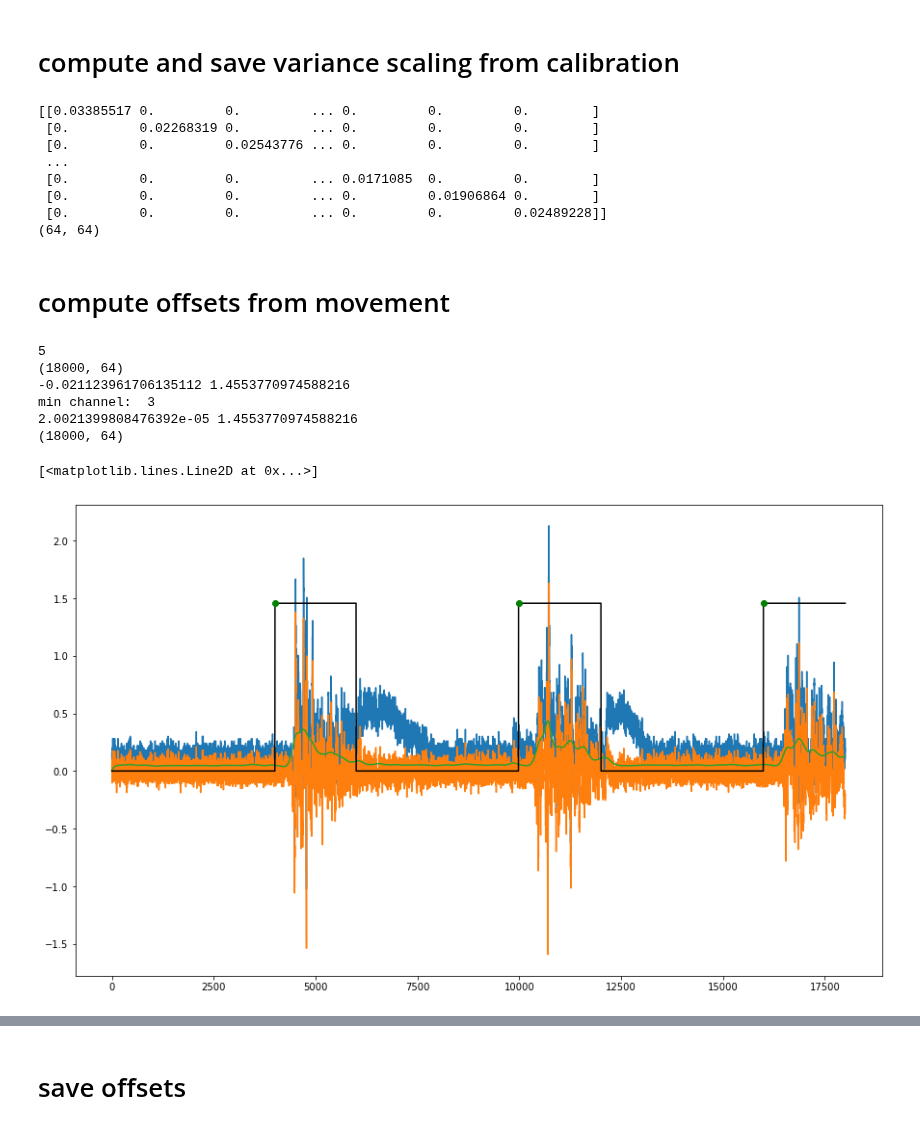
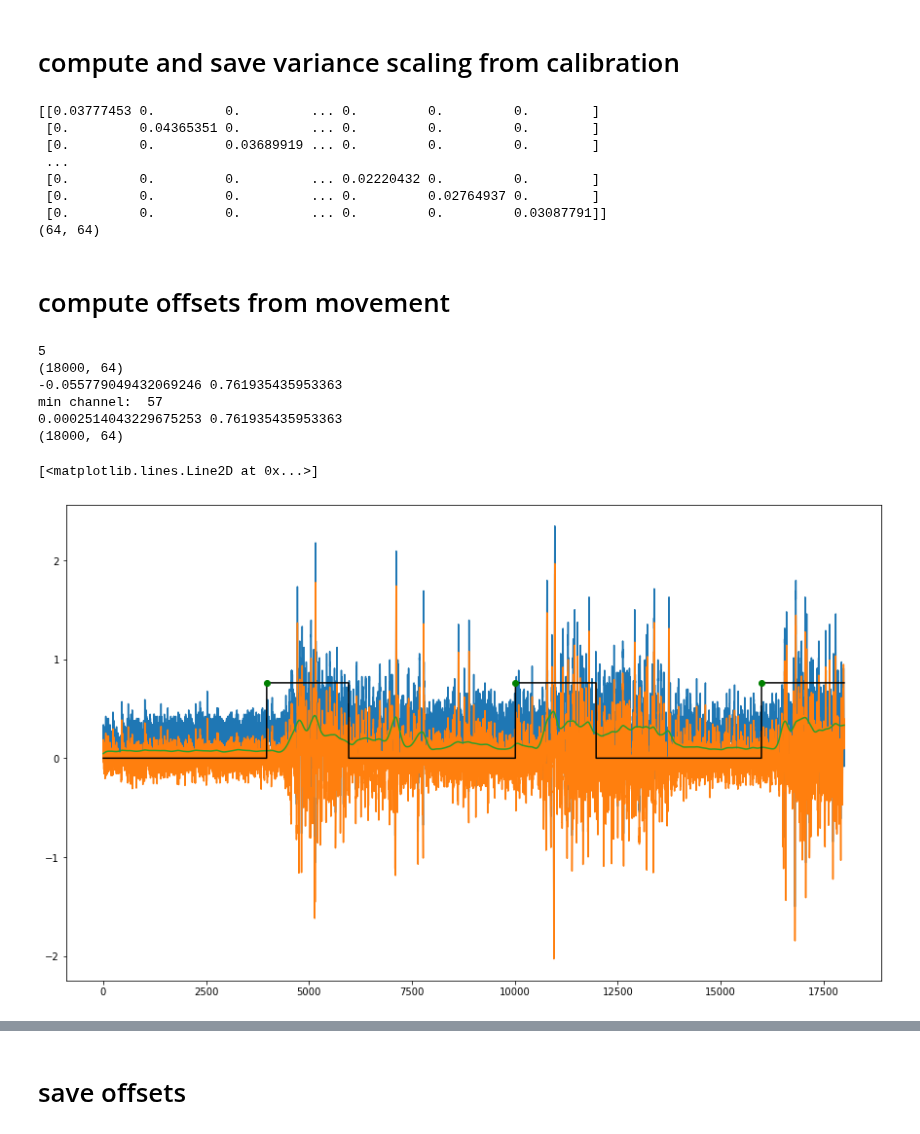
Before and after one commit to spewil/kyberphysics, a Jupyter notebook: notebooks/mappings.ipynb, the cells around one changed output, grey strips where cells are left out. Cells and saved outputs as stored; diff of their text form; code cells hidden in the pictures.

```diff
--- a/notebooks/mappings.ipynb
+++ b/notebooks/mappings.ipynb
@@ -36,7 +36,7 @@ NOTES:
 # load data
 # %%
 experiment = "emg_olympics"
-subject = "jesse"
+subject = "lars"
 
 movement_session = "1"
 calibration_session = "0"
@@ -207,48 +207,48 @@ print(v.shape)
 # save scaling
 utils.write_array_to_disk(a=v,path=subject_metadata_folder / "variance.bin")
 # %% [output]
-[[0.03385517 0.         0.         ... 0.         0.         0.        ]
- [0.         0.02268319 0.         ... 0.         0.         0.        ]
- [0.         0.         0.02543776 ... 0.         0.         0.        ]
+[[0.03777453 0.         0.         ... 0.         0.         0.        ]
+ [0.         0.04365351 0.         ... 0.         0.         0.        ]
+ [0.         0.         0.03689919 ... 0.         0.         0.        ]
  ...
- [0.         0.         0.         ... 0.0171085  0.         0.        ]
- [0.         0.         0.         ... 0.         0.01906864 0.        ]
- [0.         0.         0.         ... 0.         0.         0.02489228]]
+ [0.         0.         0.         ... 0.02220432 0.         0.        ]
+ [0.         0.         0.         ... 0.         0.02764937 0.        ]
+ [0.         0.         0.         ... 0.         0.         0.03087791]]
 (64, 64)
 # %% [markdown]
 # compute offsets from movement
 # %%
 movements = list(md.keys())
 
 signals = md[movements[0]]["emg"][:,:64]
 print(high_cutoff)
 
 std = utils.standardize(signals,calibration_vars)
 # print(std.shape)
 hp = analysis.highpass(std,cutoff=high_cutoff)
 # print(r.shape)
 lp = utils.filter_emg(hp)
 # print(lp.shape)
 cue = md[movements[0]]["cue"]
 cue_on_indices = utils.get_cue_on_indices(cue)
 
-channel = 9
+channel = 43
 
 plt.figure()
 plt.plot(std[:,channel])
 plt.plot(hp[:,channel])
 plt.plot(lp[:,channel])
 plt.plot(cue*np.max(lp),"k")
 plt.plot(cue_on_indices,np.max(lp)*np.ones(shape=(cue_on_indices.shape[0])),'go')
 # %% [output]
 5
 (18000, 64)
--0.021123961706135112 1.4553770974588216
-min channel:  3
-2.0021399808476392e-05 1.4553770974588216
+-0.055779049432069246 0.761935435953363
+min channel:  57
+0.0002514043229675253 0.761935435953363
 (18000, 64)
 [<matplotlib.lines.Line2D at 0x...>]
-[figure, old version]
+[figure, new version]
 # %%
 concat_quiescent_trials = utils.extract_quiescent(md)
 print(concat_quiescent_trials.shape)
```
Also changed, not shown: parts of 13 cells of this notebook, 1 other file.
